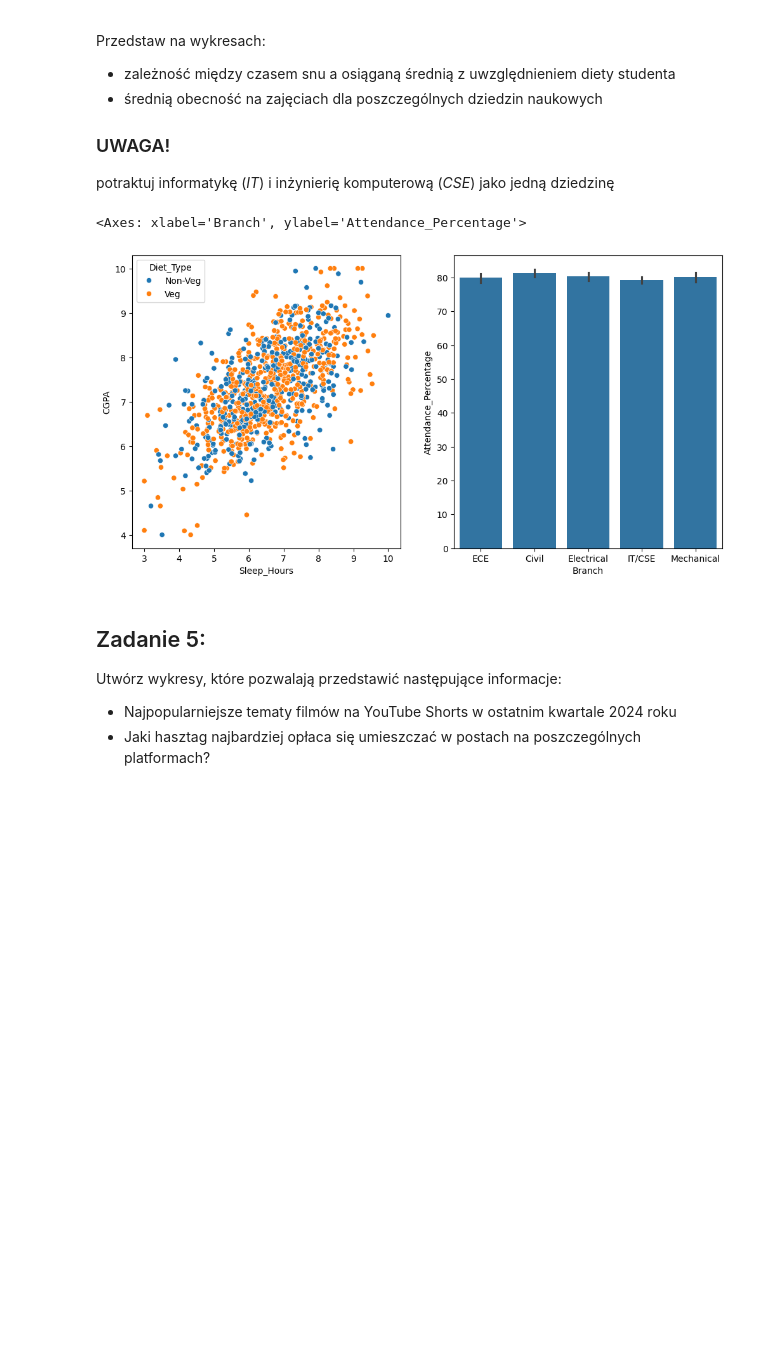
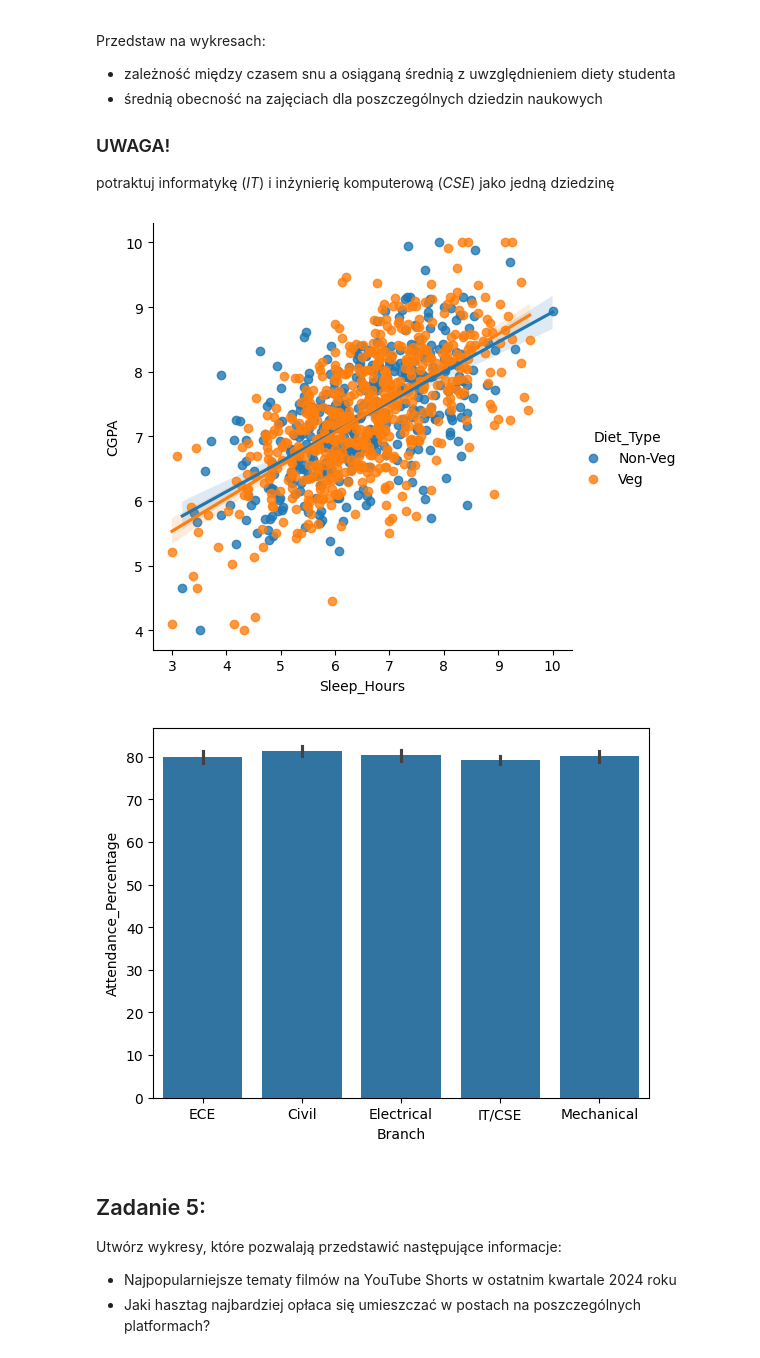
Before and after one commit to Zajecia-na-PWr-LR/lista-1-MaciejTroc, a Jupyter notebook: UczenieMaszynowe_25_26_Lista1.ipynb, the cells around one changed output. Drawn from its saved outputs; the diff is of its cells as text; code cells hidden in the pictures; blank space fills up the shorter version.

```diff
--- a/UczenieMaszynowe_25_26_Lista1.ipynb
+++ b/UczenieMaszynowe_25_26_Lista1.ipynb
@@ -149,20 +149,20 @@ potraktuj informatykę (*IT*) i inżynierię komputerową (*CSE*) jako jedną dz
 # %%
 dot1 = df[['Diet_Type', 'Sleep_Hours', 'CGPA']]
 
 dot2 = df[['Branch', 'Attendance_Percentage']].copy()
 dot2['Branch'] = dot2['Branch'].replace({
     'CSE': 'IT/CSE',
     'IT': 'IT/CSE'
 })
 
-fig, axes = plt.subplots(1, 2, figsize=(12, 6))
+sns.lmplot(data=dot1, x="Sleep_Hours", y="CGPA", hue="Diet_Type")
+plt.show()
 
-sns.scatterplot(data=dot1, x="Sleep_Hours", y="CGPA", hue="Diet_Type", ax=axes[0])
-
-sns.barplot(data=dot2, x="Branch", y="Attendance_Percentage", ax=axes[1])
+sns.barplot(data=dot2, x="Branch", y="Attendance_Percentage")
+plt.show()
 # %% [output]
-<Axes: xlabel='Branch', ylabel='Attendance_Percentage'>
-[figure, old version]
+[figure, new version]
+[figure, added]
 # %% [markdown]
 ## Zadanie 5:
 Utwórz wykresy, które pozwalają przedstawić następujące informacje:
```
Also changed, not shown: parts of 2 cells of this notebook.
